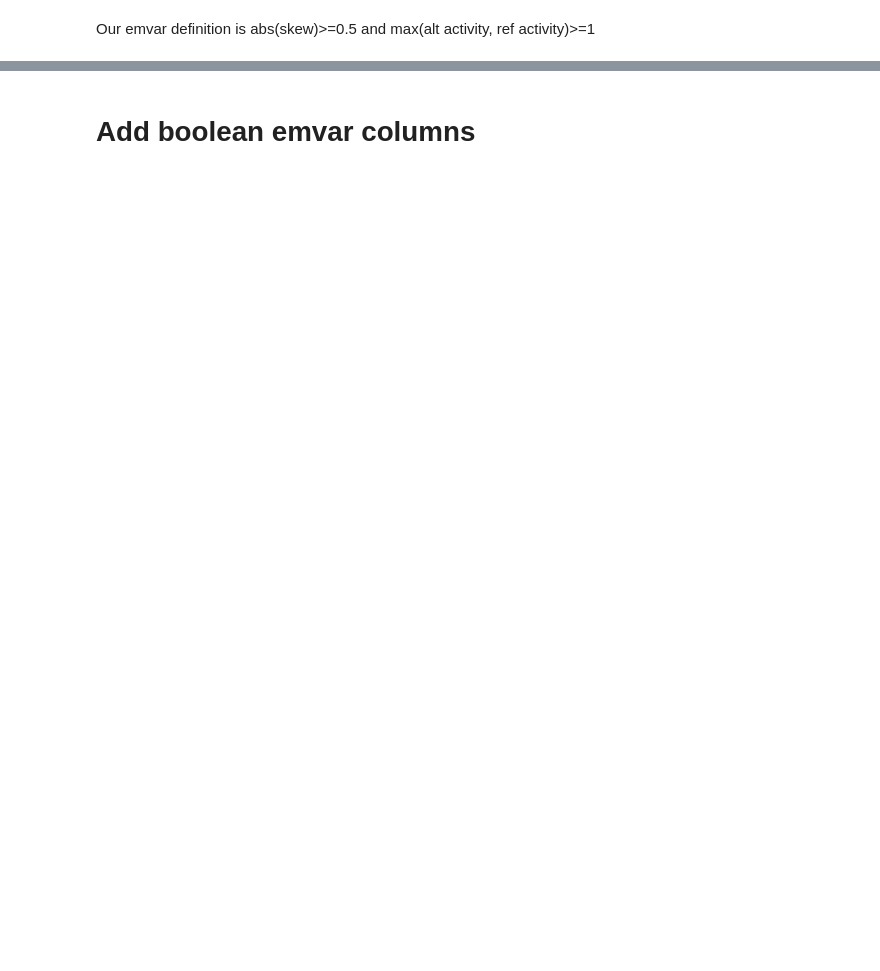
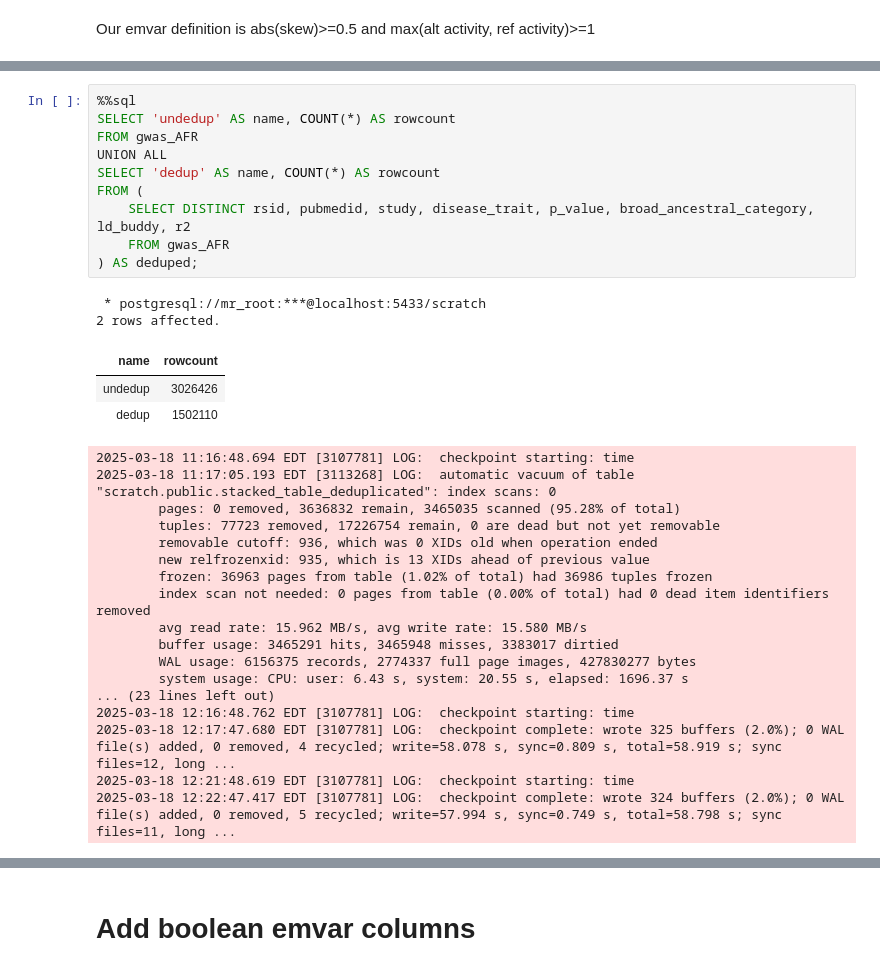
Before and after one commit to Reilly-Lab-Yale/variant_effects_mnoon, a Jupyter notebook: helper/gwas_intersection/10_compute_emvar/compute_emvar.ipynb, the cells around one changed output, grey strips where cells are left out. Saved outputs shown, nothing was run; the diff lists cells and outputs as text; blank space fills up the shorter version.

```diff
--- a/helper/gwas_intersection/10_compute_emvar/compute_emvar.ipynb
+++ b/helper/gwas_intersection/10_compute_emvar/compute_emvar.ipynb
@@ -38,0 +121,33 @@ LIMIT 5;
+# %%
+%%sql
+SELECT 'undedup' AS name, COUNT(*) AS rowcount
+FROM gwas_AFR
+UNION ALL
+SELECT 'dedup' AS name, COUNT(*) AS rowcount
+FROM (
+    SELECT DISTINCT rsid, pubmedid, study, disease_trait, p_value, broad_ancestral_category, ld_buddy, r2
+    FROM gwas_AFR
+) AS deduped;
+# %% [output]
+ * postgresql://mr_root:***@localhost:5433/scratch
+2 rows affected.
+| name | rowcount |
+| undedup | 3026426 |
+| dedup | 1502110 |
+2025-03-18 11:16:48.694 EDT [3107781] LOG:  checkpoint starting: time
+2025-03-18 11:17:05.193 EDT [3113268] LOG:  automatic vacuum of table "scratch.public.stacked_table_deduplicated": index scans: 0
+        pages: 0 removed, 3636832 remain, 3465035 scanned (95.28% of total)
+        tuples: 77723 removed, 17226754 remain, 0 are dead but not yet removable
+        removable cutoff: 936, which was 0 XIDs old when operation ended
+        new relfrozenxid: 935, which is 13 XIDs ahead of previous value
+        frozen: 36963 pages from table (1.02% of total) had 36986 tuples frozen
+        index scan not needed: 0 pages from table (0.00% of total) had 0 dead item identifiers removed
+        avg read rate: 15.962 MB/s, avg write rate: 15.580 MB/s
+        buffer usage: 3465291 hits, 3465948 misses, 3383017 dirtied
+        WAL usage: 6156375 records, 2774337 full page images, 427830277 bytes
+        system usage: CPU: user: 6.43 s, system: 20.55 s, elapsed: 1696.37 s
+... (23 lines left out)
+2025-03-18 12:16:48.762 EDT [3107781] LOG:  checkpoint starting: time
+2025-03-18 12:17:47.680 EDT [3107781] LOG:  checkpoint complete: wrote 325 buffers (2.0%); 0 WAL file(s) added, 0 removed, 4 recycled; write=58.078 s, sync=0.809 s, total=58.919 s; sync files=12, long ...
+2025-03-18 12:21:48.619 EDT [3107781] LOG:  checkpoint starting: time
+2025-03-18 12:22:47.417 EDT [3107781] LOG:  checkpoint complete: wrote 324 buffers (2.0%); 0 WAL file(s) added, 0 removed, 5 recycled; write=57.994 s, sync=0.749 s, total=58.798 s; sync files=11, long ...
```
Also changed, not shown: parts of 25 cells of this notebook.
